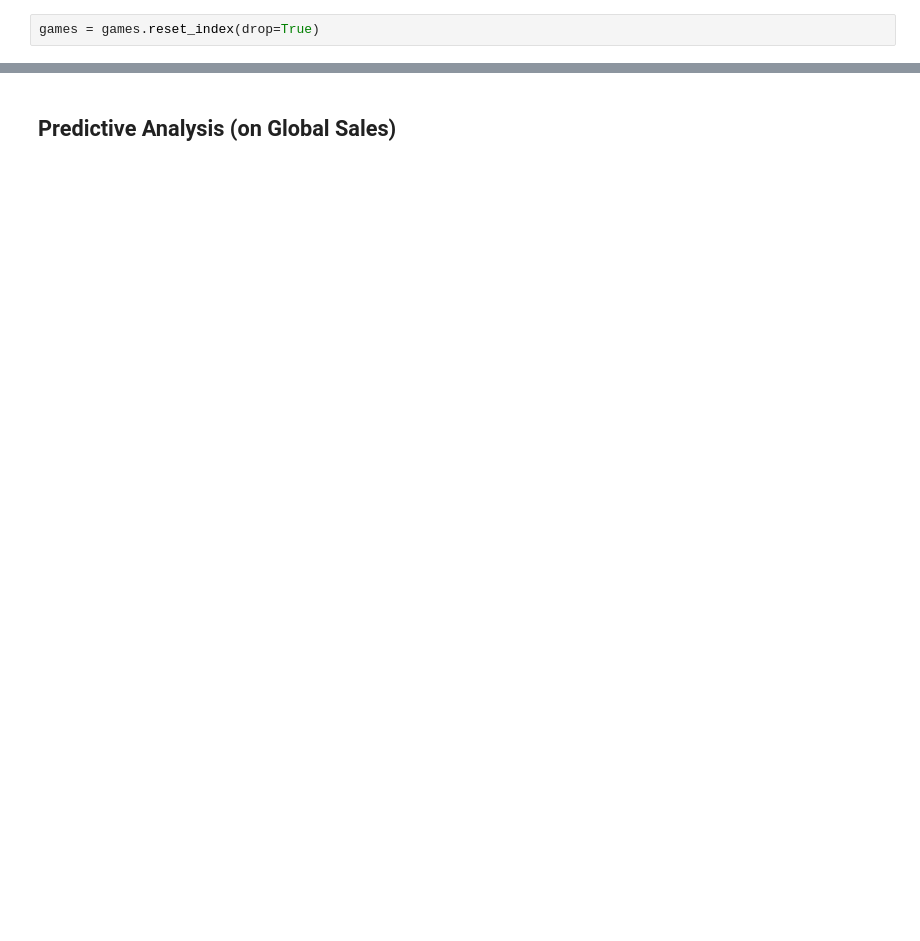
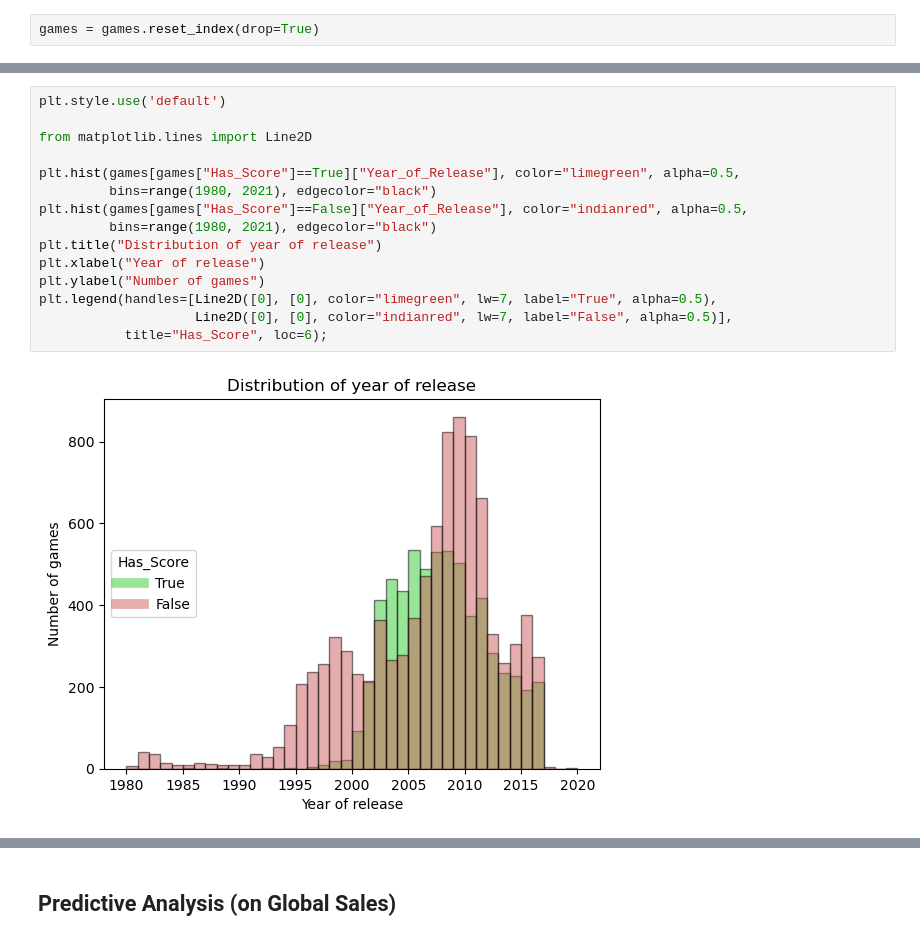
Before and after one commit to yujuen-1/Video-Games-Machine-Learning-Projects, a Jupyter notebook: video-game-sales-prediction.ipynb, the cells around one changed output, grey strips where cells are left out. Cells and saved outputs as stored; diff of their text form; blank space fills up the shorter version.

```diff
--- a/video-game-sales-prediction.ipynb
+++ b/video-game-sales-prediction.ipynb
@@ -254,0 +265,17 @@ plt.show()
+# %%
+plt.style.use('default')
+
+from matplotlib.lines import Line2D
+
+plt.hist(games[games["Has_Score"]==True]["Year_of_Release"], color="limegreen", alpha=0.5,
+         bins=range(1980, 2021), edgecolor="black")
+plt.hist(games[games["Has_Score"]==False]["Year_of_Release"], color="indianred", alpha=0.5,
+         bins=range(1980, 2021), edgecolor="black")
+plt.title("Distribution of year of release")
+plt.xlabel("Year of release")
+plt.ylabel("Number of games")
+plt.legend(handles=[Line2D([0], [0], color="limegreen", lw=7, label="True", alpha=0.5),
+                    Line2D([0], [0], color="indianred", lw=7, label="False", alpha=0.5)],
+           title="Has_Score", loc=6);
+# %% [output]
+[figure, added]
```
Also changed, not shown: parts of 52 cells of this notebook.
